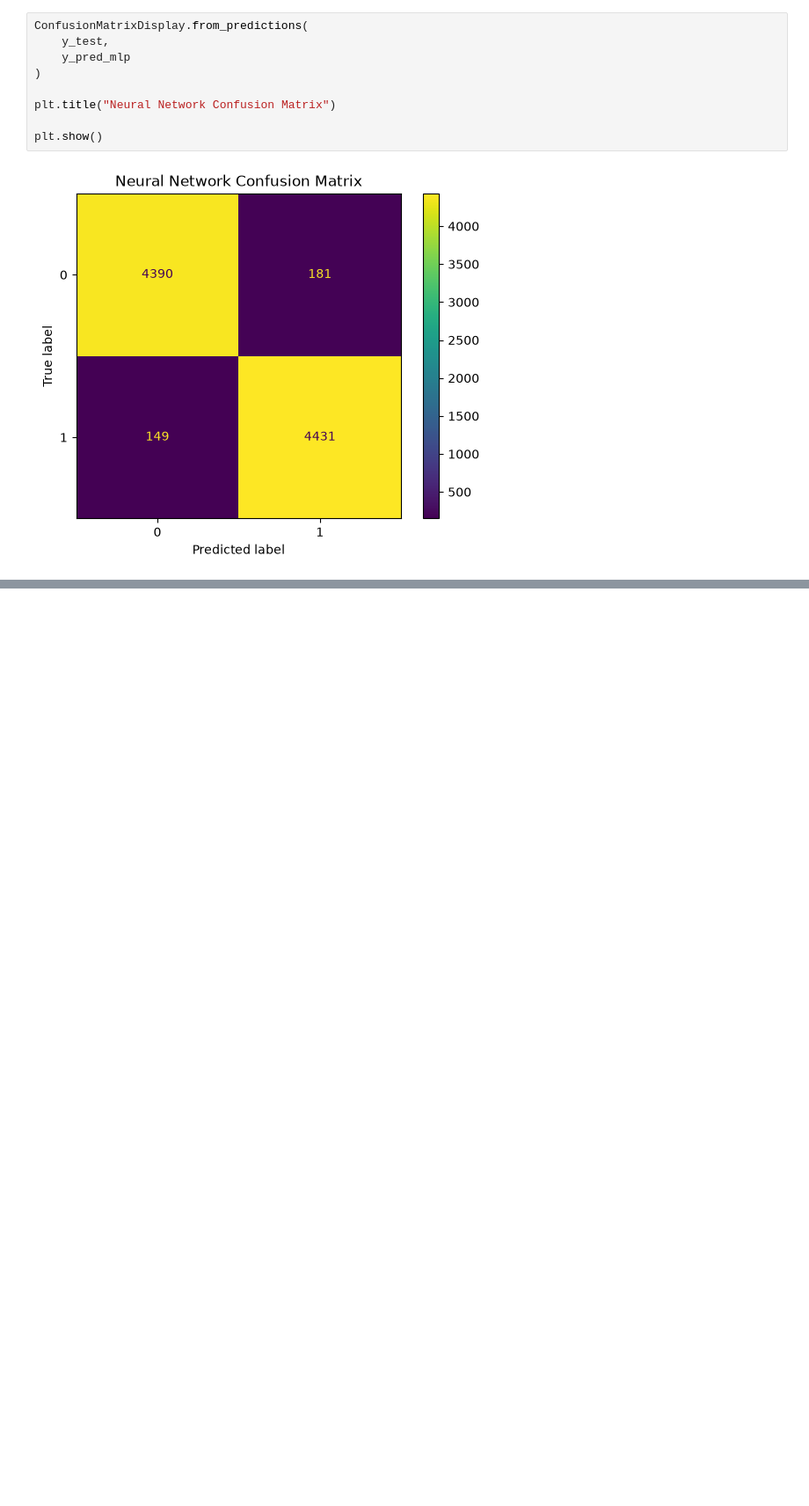
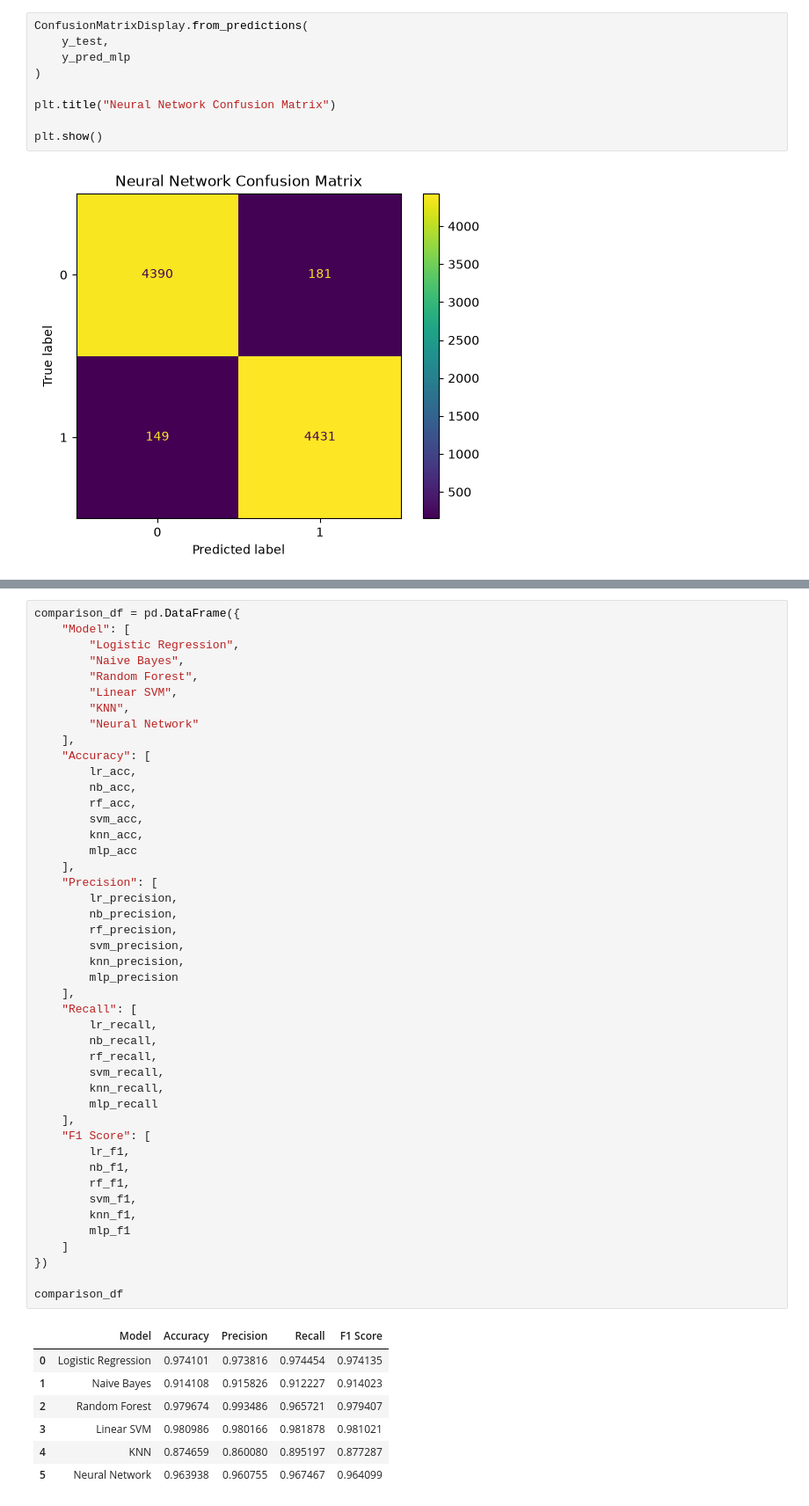
Before and after one commit to prachiposwal/Fake-News-Detection-Using-Machine-Learning, a Jupyter notebook: notebooks/05_Model_Building.ipynb, the cells around one changed output, grey strips where cells are left out. Shown at 88% size. Saved outputs shown, nothing was run; the diff lists cells and outputs as text; blank space fills up the shorter version.

```diff
--- a/notebooks/05_Model_Building.ipynb
+++ b/notebooks/05_Model_Building.ipynb
@@ -235,0 +288,53 @@ plt.show()
+# %%
+comparison_df = pd.DataFrame({
+    "Model": [
+        "Logistic Regression",
+        "Naive Bayes",
+        "Random Forest",
+        "Linear SVM",
+        "KNN",
+        "Neural Network"
+    ],
+    "Accuracy": [
+        lr_acc,
+        nb_acc,
+        rf_acc,
+        svm_acc,
+        knn_acc,
+        mlp_acc
+    ],
+    "Precision": [
+        lr_precision,
+        nb_precision,
+        rf_precision,
+        svm_precision,
+        knn_precision,
+        mlp_precision
+    ],
+    "Recall": [
+        lr_recall,
+        nb_recall,
+        rf_recall,
+        svm_recall,
+        knn_recall,
+        mlp_recall
+    ],
+    "F1 Score": [
+        lr_f1,
+        nb_f1,
+        rf_f1,
+        svm_f1,
+        knn_f1,
+        mlp_f1
+    ]
+})
+
+comparison_df
+# %% [output]
+|  | Model | Accuracy | Precision | Recall | F1 Score |
+| 0 | Logistic Regression | 0.974101 | 0.973816 | 0.974454 | 0.974135 |
+| 1 | Naive Bayes | 0.914108 | 0.915826 | 0.912227 | 0.914023 |
+| 2 | Random Forest | 0.979674 | 0.993486 | 0.965721 | 0.979407 |
+| 3 | Linear SVM | 0.980986 | 0.980166 | 0.981878 | 0.981021 |
+| 4 | KNN | 0.874659 | 0.860080 | 0.895197 | 0.877287 |
+| 5 | Neural Network | 0.963938 | 0.960755 | 0.967467 | 0.964099 |
```
Also changed, not shown: parts of 8 cells of this notebook.
